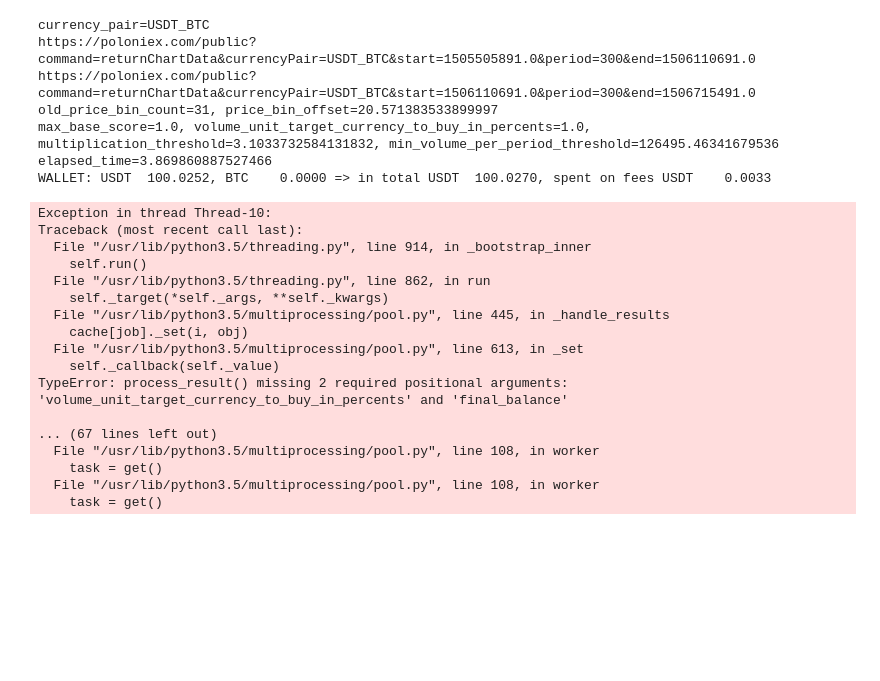
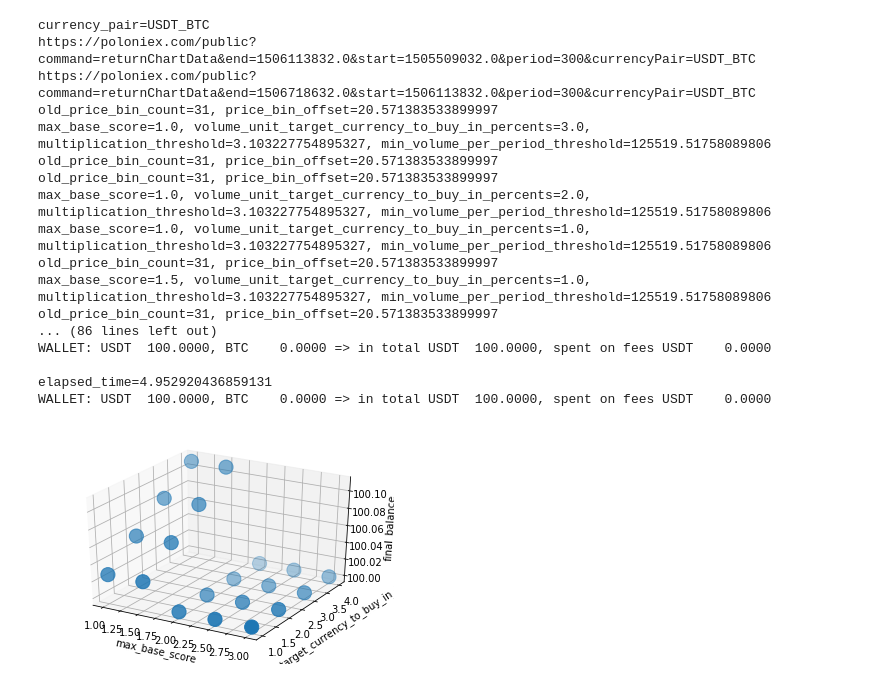
Before and after one commit to tomas-skalicky/coin_trading_algorithms__python, a Jupyter notebook: support_and_resistance__tomas.ipynb, the cells around one changed output. Cells and saved outputs as stored; diff of their text form; code cells hidden in the pictures; blank space fills up the shorter version.

```diff
--- a/support_and_resistance__tomas.ipynb
+++ b/support_and_resistance__tomas.ipynb
@@ -1026,19 +1031,4 @@ def print_verbose_result_with_graph(old_periods, new_periods, total_period_count
 def print_wallet(exchange_platform, new_periods):
     current_price = get_current_price(new_periods)
     print('{}\n'.format(exchange_platform.wallet.to_string(current_price)))
-
-
-def draw_final_balance_graph(result_list):
-    max_base_score_list = [i[0] for i in result_list]
-    volume_unit_target_currency_to_buy_in_percents_list = [i[1] for i in result_list]
-    final_balance_list = [i[2] for i in result_list]
-
-    fig = plt.figure()
-    ax = fig.add_subplot(111, projection='3d')
-    ax.scatter(max_base_score_list, volume_unit_target_currency_to_buy_in_percents_list,
-               final_balance_list, marker='o', s=400)
-    ax.set_xlabel('max_base_score')
-    ax.set_ylabel('volume_unit_target_currency_to_buy_in_percents')
-    ax.set_zlabel('final_balance')
-    plt.show()
 # %%
@@ -1076,67 +1107,43 @@ def process_result(score_volume_balance_tuple):
 # %%
 trading_fee_decimal = 0.0025
 
-old_week_count = 1
-new_week_count = 1
+old_week_count = 4
+new_week_count = 4
 
 currency_pair = CurrencyPair('USDT', 'BTC', 0.0005)
 # currency_pair = CurrencyPair('USDT', 'ETH', 0.0005)
 # currency_pair = CurrencyPair('USDT', 'LTC', 0.0005)
 # currency_pair = CurrencyPair('USDT', 'XMR', 0.0005)
 # currency_pair = CurrencyPair('BTC', 'ETH', 0.0005)
 # currency_pair = CurrencyPair('BTC', 'LTC', 0.0005)
 # currency_pair = CurrencyPair('BTC', 'XMR', 0.0005)
 
 # max_base_score = 2 if base_currency_symbol == 'USDT' and target_currency_symbol == 'BTC' else 1
 # if base_currency_symbol == 'USDT' and target_currency_symbol == 'ETH':
 #     volume_unit_target_currency_to_buy_in_percents = 1.6
 # elif base_currency_symbol == 'USDT' and target_currency_symbol == 'BTC':
 #     volume_unit_target_currency_to_buy_in_percents = 3.5
 # else:
 #     volume_unit_target_currency_to_buy_in_percents = 1.3
 
-old_periods_json, new_periods_json, total_period_count, old_period_count = fetch_periods_prices_jsons(
-    currency_pair, old_week_count, new_week_count)
-
-result_list = []
-
-pool = Pool()
-for max_base_score_param in np.linspace(1, 3, num=2):  #num=5
-    for volume_unit_target_currency_to_buy_in_percents_param in np.linspace(1, 4, num=2):  #num=30
-        result = pool.apply_async(func=create_config_and_evaluate_algorithm,
-                                  args=(max_base_score_param,
-                                        volume_unit_target_currency_to_buy_in_percents_param,),
-                                  callback=process_result)
-        pool.close()
-        pool.join()
-        #final_balance = create_config_and_evaluate_algorithm(max_base_score_param,
-        #                                                     volume_unit_target_currency_to_buy_in_percents_param)
-        #result_array.append((max_base_score_param, volume_unit_target_currency_to_buy_in_percents_param, final_balance))
-
-print(result_list)
-#draw_final_balance_graph(result_array)
+currency_pair_evaluator = CurrencyPairEvaluator(currency_pair)
+currency_pair_evaluator.evaluate()
 # %% [output]
 currency_pair=USDT_BTC
-https://poloniex.com/public?command=returnChartData&currencyPair=USDT_BTC&start=1505505891.0&period=300&end=1506110691.0
-https://poloniex.com/public?command=returnChartData&currencyPair=USDT_BTC&start=1506110691.0&period=300&end=1506715491.0
+https://poloniex.com/public?command=returnChartData&end=1506113832.0&start=1505509032.0&period=300&currencyPair=USDT_BTC
+https://poloniex.com/public?command=returnChartData&end=1506718632.0&start=1506113832.0&period=300&currencyPair=USDT_BTC
 old_price_bin_count=31, price_bin_offset=20.571383533899997
-max_base_score=1.0, volume_unit_target_currency_to_buy_in_percents=1.0, multiplication_threshold=3.1033732584131832, min_volume_per_period_threshold=126495.46341679536
-elapsed_time=3.869860887527466
-WALLET: USDT  100.0252, BTC    0.0000 => in total USDT  100.0270, spent on fees USDT    0.0033
+max_base_score=1.0, volume_unit_target_currency_to_buy_in_percents=3.0, multiplication_threshold=3.103227754895327, min_volume_per_period_threshold=125519.51758089806
+old_price_bin_count=31, price_bin_offset=20.571383533899997
+old_price_bin_count=31, price_bin_offset=20.571383533899997
+max_base_score=1.0, volume_unit_target_currency_to_buy_in_percents=2.0, multiplication_threshold=3.103227754895327, min_volume_per_period_threshold=125519.51758089806
+max_base_score=1.0, volume_unit_target_currency_to_buy_in_percents=1.0, multiplication_threshold=3.103227754895327, min_volume_per_period_threshold=125519.51758089806
+old_price_bin_count=31, price_bin_offset=20.571383533899997
+max_base_score=1.5, volume_unit_target_currency_to_buy_in_percents=1.0, multiplication_threshold=3.103227754895327, min_volume_per_period_threshold=125519.51758089806
+old_price_bin_count=31, price_bin_offset=20.571383533899997
+... (86 lines left out)
+WALLET: USDT  100.0000, BTC    0.0000 => in total USDT  100.0000, spent on fees USDT    0.0000
+
+elapsed_time=4.952920436859131
+WALLET: USDT  100.0000, BTC    0.0000 => in total USDT  100.0000, spent on fees USDT    0.0000
-Exception in thread Thread-10:
-Traceback (most recent call last):
-  File "/usr/lib/python3.5/threading.py", line 914, in _bootstrap_inner
-    self.run()
-  File "/usr/lib/python3.5/threading.py", line 862, in run
-    self._target(*self._args, **self._kwargs)
-  File "/usr/lib/python3.5/multiprocessing/pool.py", line 445, in _handle_results
-    cache[job]._set(i, obj)
-  File "/usr/lib/python3.5/multiprocessing/pool.py", line 613, in _set
-    self._callback(self._value)
-TypeError: process_result() missing 2 required positional arguments: 'volume_unit_target_currency_to_buy_in_percents' and 'final_balance'
-
-... (67 lines left out)
-  File "/usr/lib/python3.5/multiprocessing/pool.py", line 108, in worker
-    task = get()
-  File "/usr/lib/python3.5/multiprocessing/pool.py", line 108, in worker
-    task = get()
+[figure, added]
```
Also changed, not shown: parts of 3 cells of this notebook.
